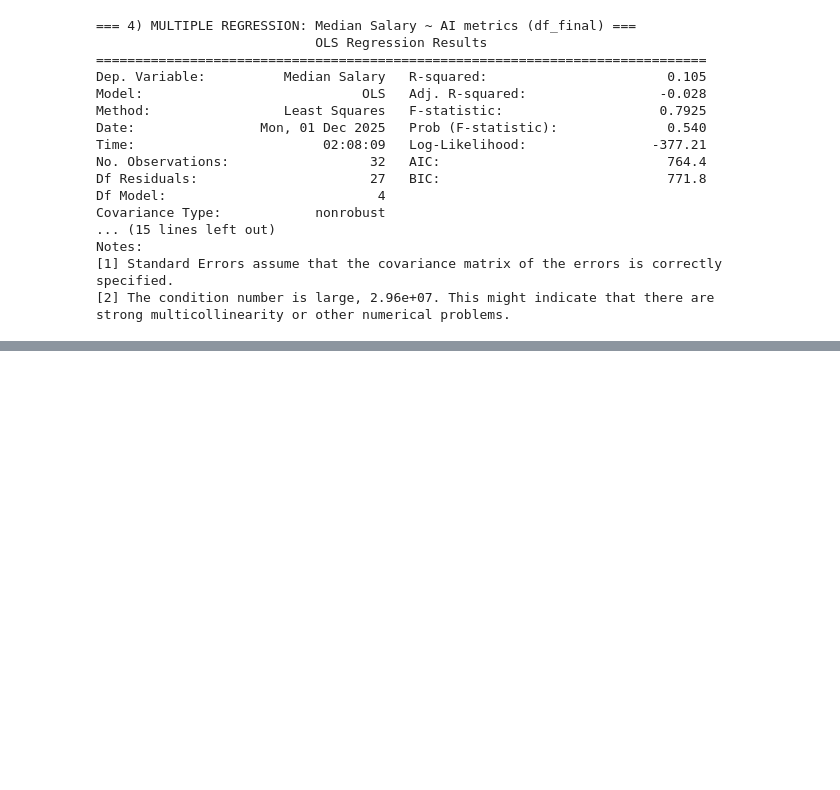
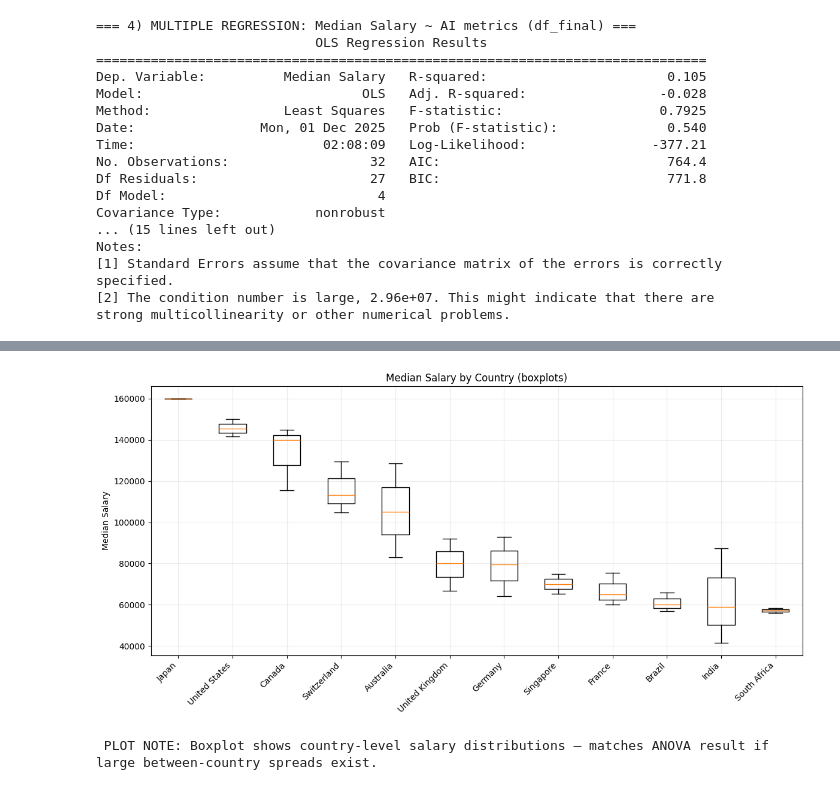
Before and after one commit to nchaubey12/NeuralMET, a Jupyter notebook: notebook/nueramet.ipynb, the cells around one changed output, grey strips where cells are left out. Cells and saved outputs as stored; diff of their text form; code cells hidden in the pictures; blank space fills up the shorter version.

```diff
--- a/notebook/nueramet.ipynb
+++ b/notebook/nueramet.ipynb
@@ -632,0 +895,16 @@ INSIGHT:
+# %%
+
+# Boxplot by Country (visualize ANOVA)
+plt.figure(figsize=(12,6))
+country_order = df_final.groupby('Country')['Median Salary'].median().sort_values(ascending=False).index
+plt.boxplot([df_final[df_final['Country'] == c]['Median Salary'] for c in country_order], labels=country_order)
+plt.xticks(rotation=45, ha='right')
+plt.ylabel('Median Salary')
+plt.title('Median Salary by Country (boxplots)')
+plt.grid(alpha=0.25)
+plt.tight_layout()
+plt.show()
+print(" PLOT NOTE: Boxplot shows country-level salary distributions — matches ANOVA result if large between-country spreads exist.\n")
+# %% [output]
+[figure, added]
+ PLOT NOTE: Boxplot shows country-level salary distributions — matches ANOVA result if large between-country spreads exist.
```
Also changed, not shown: parts of 23 cells of this notebook, 1 other file.
